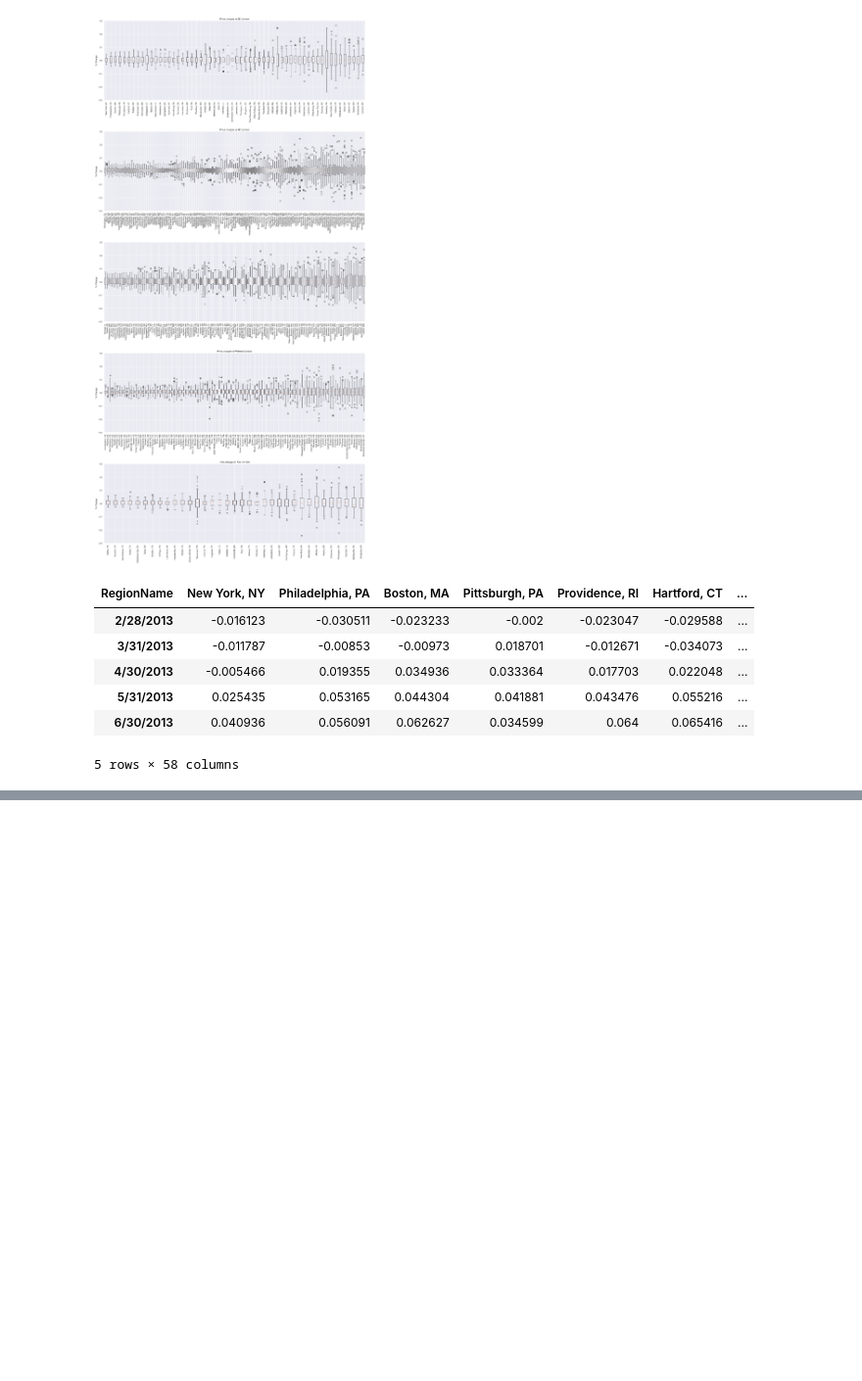
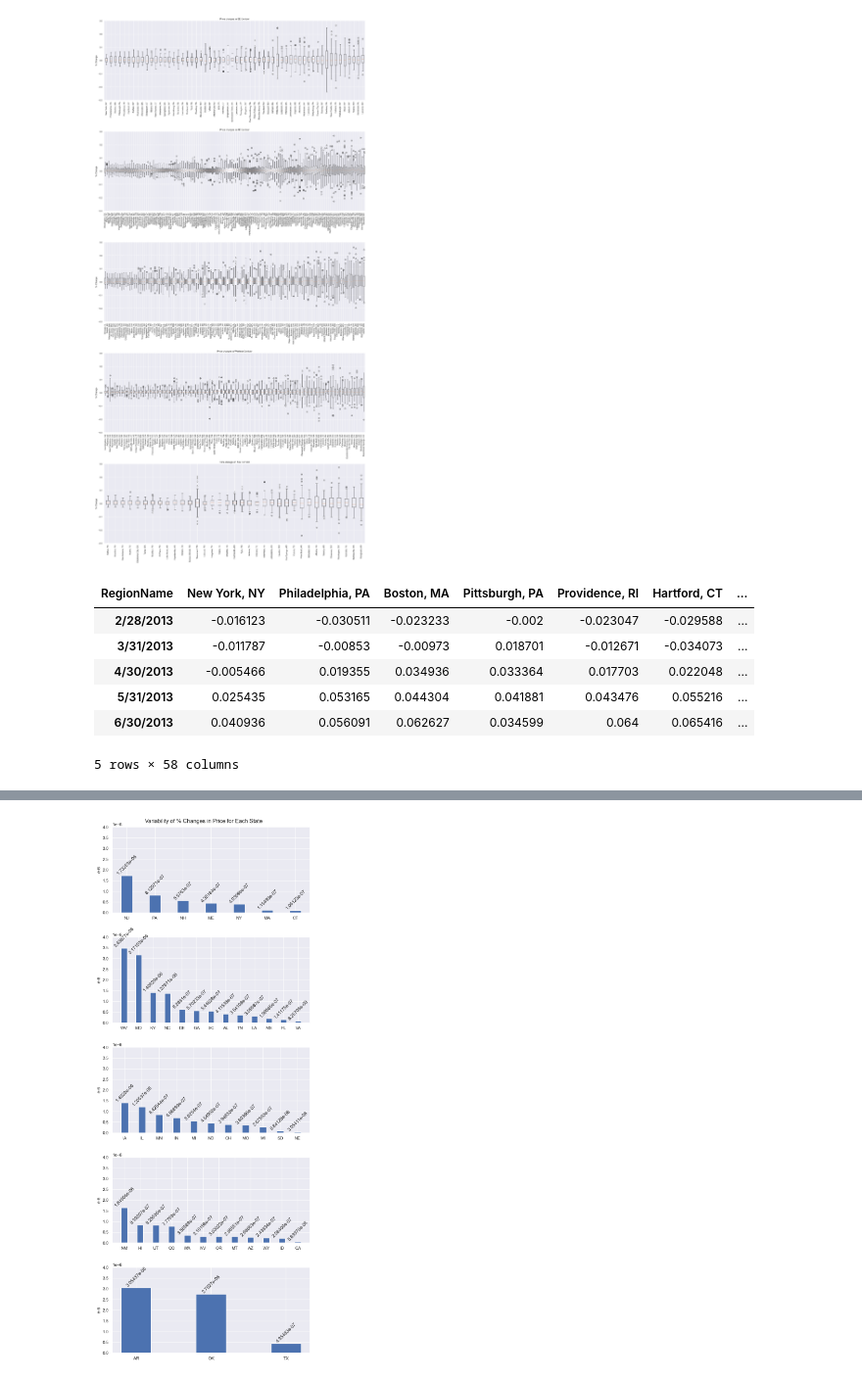
Before and after one commit to anderoos/Coolest-project-1, a Jupyter notebook: Change.ipynb, the cells around one changed output, grey strips where cells are left out. Shown at 98% size. Drawn from its saved outputs; the diff is of its cells as text; code cells hidden in the pictures; blank space fills up the shorter version.

```diff
--- a/Change.ipynb
+++ b/Change.ipynb
@@ -203,0 +215,7 @@ plt.tight_layout()
+# %%
+# Transpose Variance Table
+df_pct_groupby_ne = df_pct_groupby_ne.transpose().reset_index(drop=False)
+df_pct_groupby_se = df_pct_groupby_se.transpose().reset_index(drop=False)
+df_pct_groupby_mw = df_pct_groupby_mw.transpose().reset_index(drop=False)
+df_pct_groupby_w = df_pct_groupby_w.transpose().reset_index(drop=False)
+df_pct_groupby_sw = df_pct_groupby_sw.transpose().reset_index(drop=False)
@@ -203,0 +238,12 @@ plt.tight_layout()
+# %%
+# Convert Dates Column to Date Time instead of Object
+df_pct_groupby_ne['Dates'] = pd.to_datetime(df_pct_groupby_ne['Dates'])
+df_pct_groupby_ne.set_index('Dates', inplace=True)
+df_pct_groupby_se['Dates'] = pd.to_datetime(df_pct_groupby_se['Dates'])
+df_pct_groupby_se.set_index('Dates', inplace=True)
+df_pct_groupby_mw['Dates'] = pd.to_datetime(df_pct_groupby_mw['Dates'])
+df_pct_groupby_mw.set_index('Dates', inplace=True)
+df_pct_groupby_w['Dates'] = pd.to_datetime(df_pct_groupby_w['Dates'])
+df_pct_groupby_w.set_index('Dates', inplace=True)
+df_pct_groupby_sw['Dates'] = pd.to_datetime(df_pct_groupby_sw['Dates'])
+df_pct_groupby_sw.set_index('Dates', inplace=True)
@@ -203,0 +267,61 @@ plt.tight_layout()
+# %%
+# Sort by variance
+df_pct_groupby_var_ne = df_pct_groupby_ne.var().sort_values(ascending=False)
+df_pct_groupby_var_se = df_pct_groupby_se.var().sort_values(ascending=False)
+df_pct_groupby_var_mw = df_pct_groupby_mw.var().sort_values(ascending=False)
+df_pct_groupby_var_w = df_pct_groupby_w.var().sort_values(ascending=False)
+df_pct_groupby_var_sw = df_pct_groupby_sw.var().sort_values(ascending=False)
+
+# Box plots
+# fig3, ax3 = plt.subplots(5,1, figsize=(10,30))
+# ax3[0].boxplot(df_pct_groupby_ne, vert=False, patch_artist=True, widths=0.4, labels=df_pct_groupby_var_ne.index)
+# ax3[0].set_xlim(-0.001, 0.013)
+# ax3[0].set_title("States in the North East with highest Volatility")
+# ax3[1].boxplot(df_pct_groupby_se, vert=False, patch_artist=True, widths=0.4, labels=df_pct_groupby_var_se.index)
+# ax3[1].set_xlim(-0.001, 0.013)
+# ax3[1].set_title("States in the South East with highest Volatility")
+# ax3[2].boxplot(df_pct_groupby_mw, vert=False, patch_artist=True, widths=0.4, labels=df_pct_groupby_var_mw.index)
+# ax3[2].set_xlim(-0.001, 0.013)
+# ax3[2].set_title("States in the Mid West with highest Volatility")
+# ax3[3].boxplot(df_pct_groupby_w, vert=False, patch_artist=True, widths=0.4, labels=df_pct_groupby_var_w.index)
+# ax3[3].set_xlim(-0.001, 0.013)
+# ax3[3].set_title("States in the West East with highest Volatility")
+# ax3[4].boxplot(df_pct_groupby_sw, vert=False, patch_artist=True, widths=0.1, labels=df_pct_groupby_var_sw.index)
+# ax3[4].set_xlim(-0.001, 0.013)
+# ax3[4].set_title("States in the South West with highest Volatility")
+# ax3[4].set_xlabel("Variance")
+# AL 0.000217945
+# NM 3.78127-05
+
+# Histograms
+fig3, ax3 = plt.subplots(5, figsize=(8,20))
+fig3.suptitle("Variability of % Changes in Price for Each State")
+ax3[0].bar(x=df_pct_groupby_var_ne.index, height=df_pct_groupby_var_ne, width=0.4)
+ax3[0].set_ylim(0,.000004)
+ax3[0].set_ylabel("e-6")
+# ax3[0].savefig('variability_ne.svg', dpi=144, bbox_inches='tight')
+ax3[1].bar(x=df_pct_groupby_var_se.index, height=df_pct_groupby_var_se, width=0.4)
+ax3[1].set_ylim(0,.000004)
+ax3[1].set_ylabel("e-6")
+# ax3[1].savefig('variability_se.svg', dpi=144, bbox_inches='tight')
+# ax3[1].annotate("0.000217945", xy=(0.05,0.00001), xytext=(0.5,0.0000090), arrowprops=dict(arrowstyle='-', lw=1.5, color='red'))
+ax3[2].bar(x=df_pct_groupby_var_mw.index, height=df_pct_groupby_var_mw, width=0.4)
+ax3[2].set_ylim(0,.000004)
+ax3[2].set_ylabel("e-6")
+# ax3[2].savefig('variability_mw.svg', dpi=144, bbox_inches='tight')
+ax3[3].bar(x=df_pct_groupby_var_w.index, height=df_pct_groupby_var_w, width=0.4)
+ax3[3].set_ylim(0,.000004)
+ax3[3].set_ylabel("e-6")
+# ax3[3].savefig('variability_w.svg', dpi=144, bbox_inches='tight')
+# ax3[3].annotate("3.78127-05", xy=(0.05,0.00001), xytext=(0.5,0.0000090), arrowprops=dict(arrowstyle='-', lw=1.5, color='red'))
+ax3[4].bar(x=df_pct_groupby_var_sw.index, height=df_pct_groupby_var_sw, width=0.4)
+ax3[4].set_ylim(0,.000004)
+ax3[4].set_ylabel("e-6")
+# ax3[4].savefig('variability_sw.svg', dpi=144, bbox_inches='tight')
+for axis in ax3:
+    for bar in axis.containers:
+        axis.bar_label(bar, label_type='edge', rotation=45)
+plt.tight_layout()
+fig3.savefig('Images/Volatility/variability_regions.svg', dpi=144, bbox_inches='tight')
+# %% [output]
+[figure, added]
```
Also changed, not shown: parts of 24 cells of this notebook, 8 other files.
